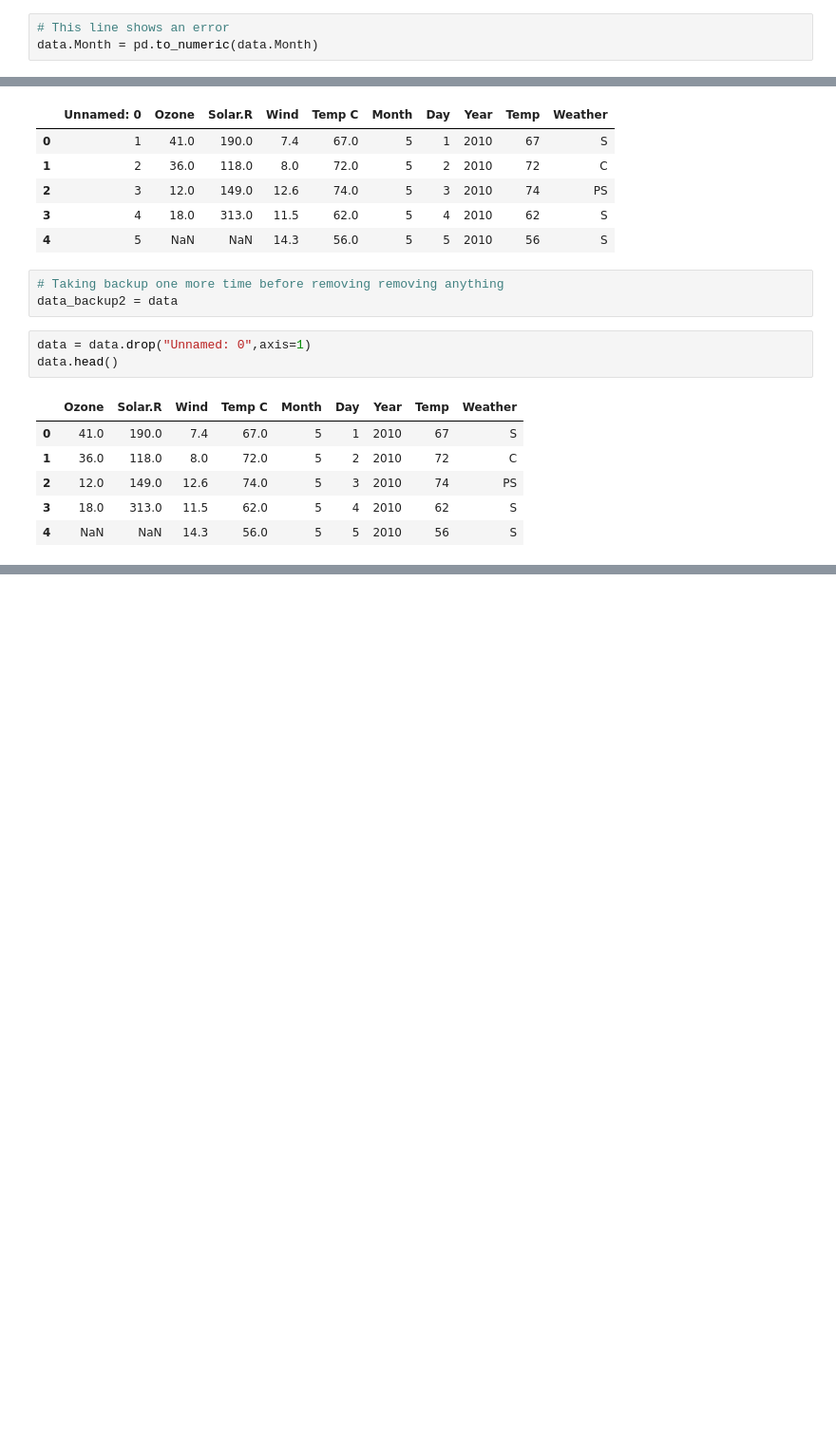
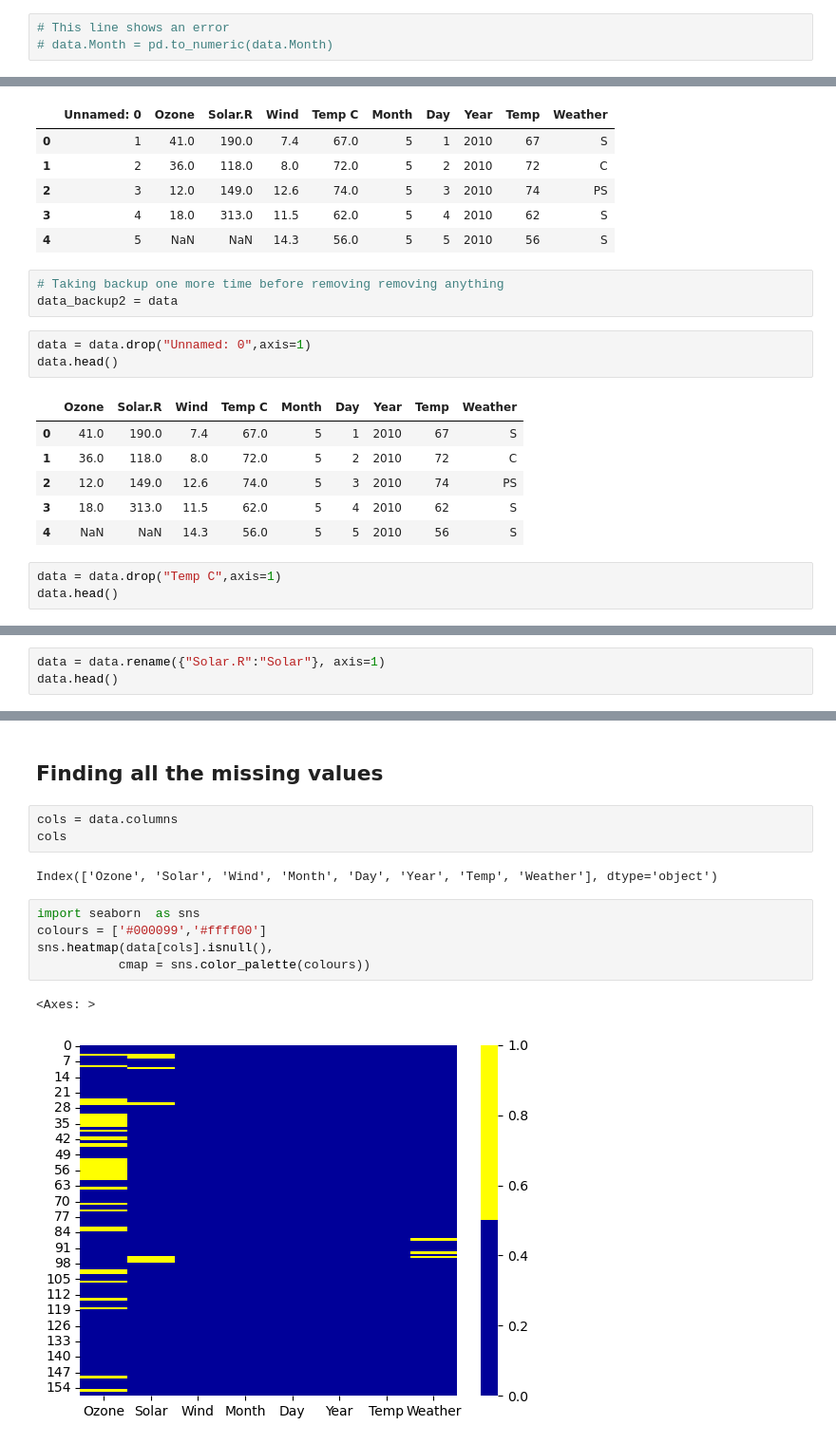
Before and after one commit to neeraj654123/Data-Science, a Jupyter notebook: EDA/01_EDA.ipynb, the cells around one changed output, grey strips where cells are left out. Shown at 95% size. Saved outputs shown, nothing was run; the diff lists cells and outputs as text; blank space fills up the shorter version.

```diff
--- a/EDA/01_EDA.ipynb
+++ b/EDA/01_EDA.ipynb
@@ -108,4 +108,4 @@ dtypes: float64(3), int64(4), object(3)
 memory usage: 12.5+ KB
 # %%
 # This line shows an error
-data.Month = pd.to_numeric(data.Month)
+# data.Month = pd.to_numeric(data.Month)
@@ -237,3 +235,6 @@ data.head()
 | 2 | 12.0 | 149.0 | 12.6 | 74.0 | 5 | 3 | 2010 | 74 | PS |
 | 3 | 18.0 | 313.0 | 11.5 | 62.0 | 5 | 4 | 2010 | 62 | S |
 | 4 | NaN | NaN | 14.3 | 56.0 | 5 | 5 | 2010 | 56 | S |
+# %%
+data = data.drop("Temp C",axis=1)
+data.head()
@@ -239,0 +250,3 @@ data.head()
+# %%
+data = data.rename({"Solar.R":"Solar"}, axis=1)
+data.head()
@@ -239,0 +260,15 @@ data.head()
+# %% [markdown]
+## Finding all the missing values
+# %%
+cols = data.columns
+cols
+# %% [output]
+Index(['Ozone', 'Solar', 'Wind', 'Month', 'Day', 'Year', 'Temp', 'Weather'], dtype='object')
+# %%
+import seaborn  as sns
+colours = ['#000099','#ffff00']
+sns.heatmap(data[cols].isnull(),
+           cmap = sns.color_palette(colours))
+# %% [output]
+<Axes: >
+[figure, added]
```
Also changed, not shown: parts of 44 cells of this notebook.
